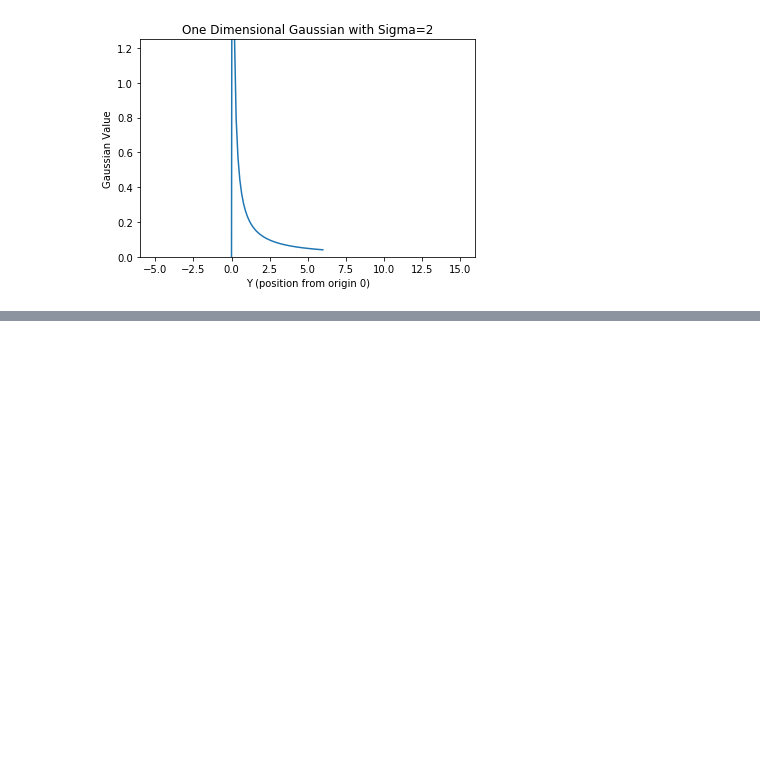
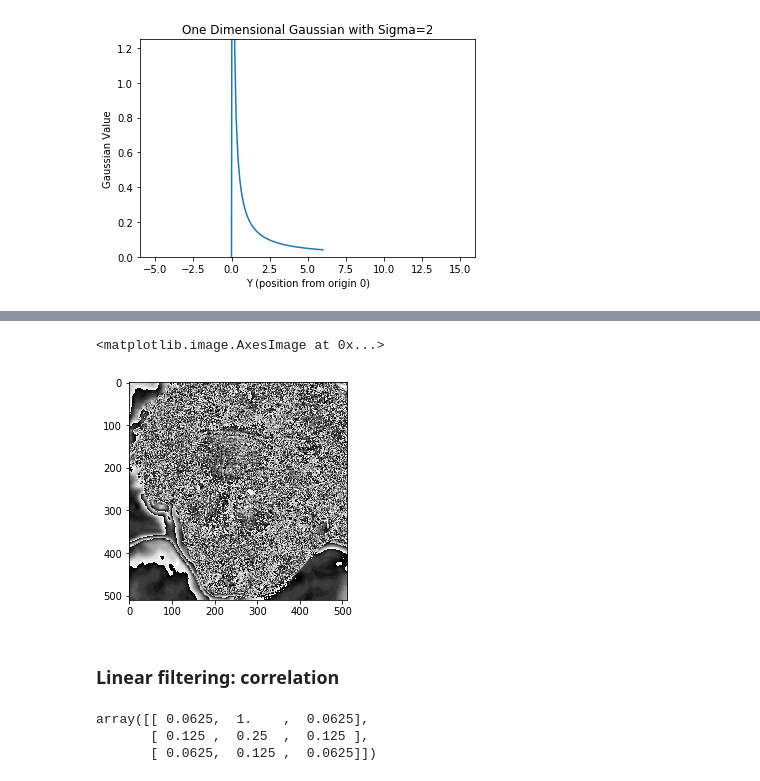
Before and after one commit to damvantai/csc420-image-understanding, a Jupyter notebook: assignment1/A1.ipynb, the cells around one changed output, grey strips where cells are left out. Drawn from its saved outputs; the diff is of its cells as text; code cells hidden in the pictures; blank space fills up the shorter version.

Commit message:
linear filtering correlation with gaussian filter

```diff
--- a/assignment1/A1.ipynb
+++ b/assignment1/A1.ipynb
@@ -46,0 +187,8 @@ def zeroPad(img, h, w, h_pad, w_pad):
+# %%
+for i in range(h):
+    for j in range(w):
+        img_copy[i][j] = getPixelValue(padded, flipped, i, j)
+
+imshow(img_copy)
+# %% [output]
+<matplotlib.image.AxesImage at 0x...>
@@ -46,0 +197,6 @@ def zeroPad(img, h, w, h_pad, w_pad):
+# %%
+show()
+# %% [output]
+[figure, added]
+# %% [markdown]
+### Linear filtering: correlation
@@ -46,0 +209,6 @@ def zeroPad(img, h, w, h_pad, w_pad):
+# %%
+filter_gaussian
+# %% [output]
+array([[ 0.0625,  1.    ,  0.0625],
+       [ 0.125 ,  0.25  ,  0.125 ],
+       [ 0.0625,  0.125 ,  0.0625]])
```
Also changed, not shown: parts of 40 cells of this notebook.
